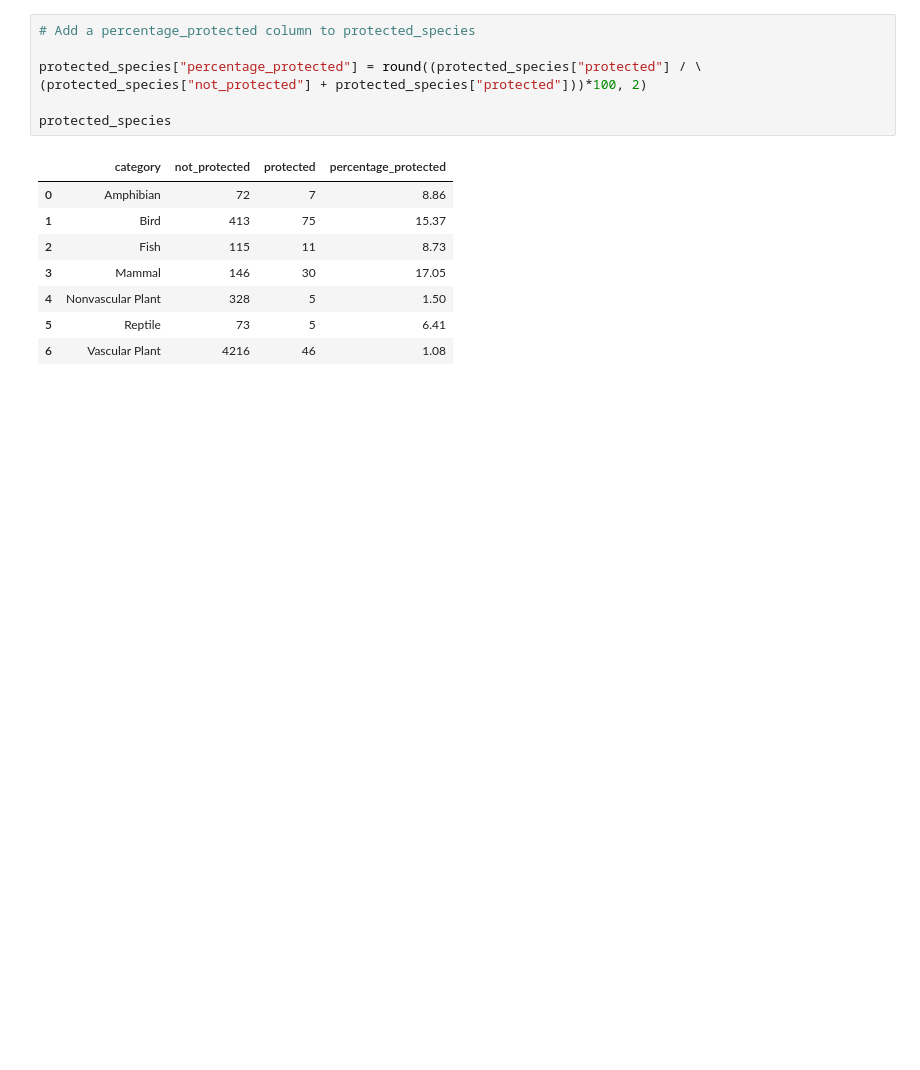
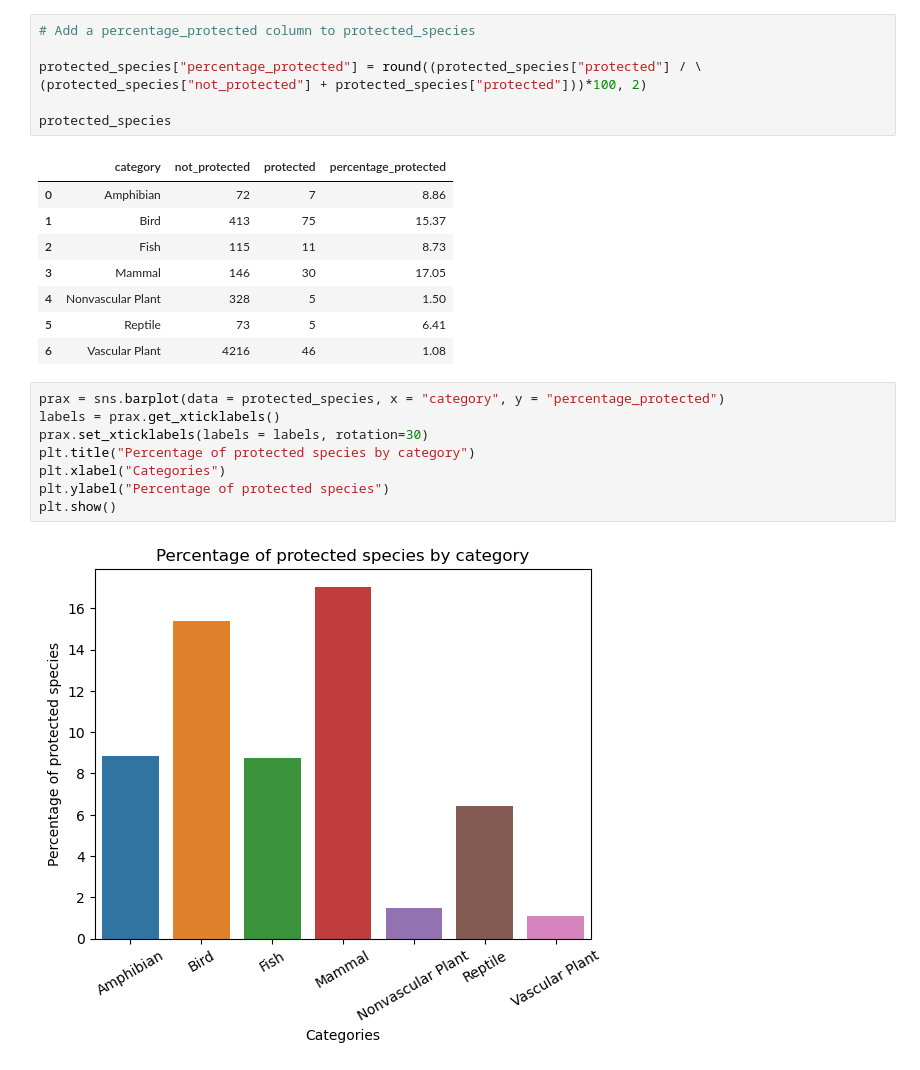
Before and after one commit to Claudio-AhumadaL/Biodiversity_Claudio-AhumadaL, a Jupyter notebook: Biodiversity_Claudio-AhumadaL.ipynb, the cells around one changed output. Drawn from its saved outputs; the diff is of its cells as text; blank space fills up the shorter version.

Commit message:
Add barplot of percentage of protected species
Add barplot of protected species by category

```diff
--- a/Biodiversity_Claudio-AhumadaL.ipynb
+++ b/Biodiversity_Claudio-AhumadaL.ipynb
@@ -244,3 +244,13 @@ protected_species
 | 4 | Nonvascular Plant | 328 | 5 | 1.50 |
 | 5 | Reptile | 73 | 5 | 6.41 |
 | 6 | Vascular Plant | 4216 | 46 | 1.08 |
+# %%
+prax = sns.barplot(data = protected_species, x = "category", y = "percentage_protected")
+labels = prax.get_xticklabels()
+prax.set_xticklabels(labels = labels, rotation=30)
+plt.title("Percentage of protected species by category")
+plt.xlabel("Categories")
+plt.ylabel("Percentage of protected species")
+plt.show()
+# %% [output]
+[figure, added]
```
